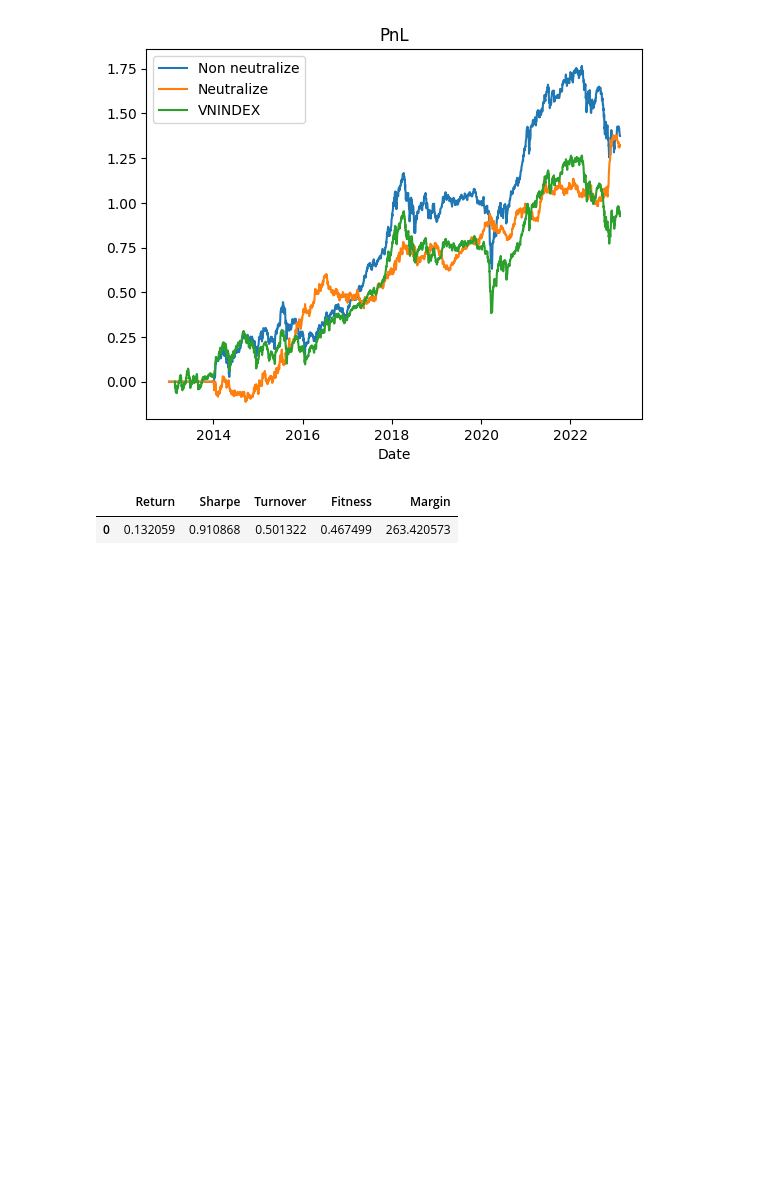
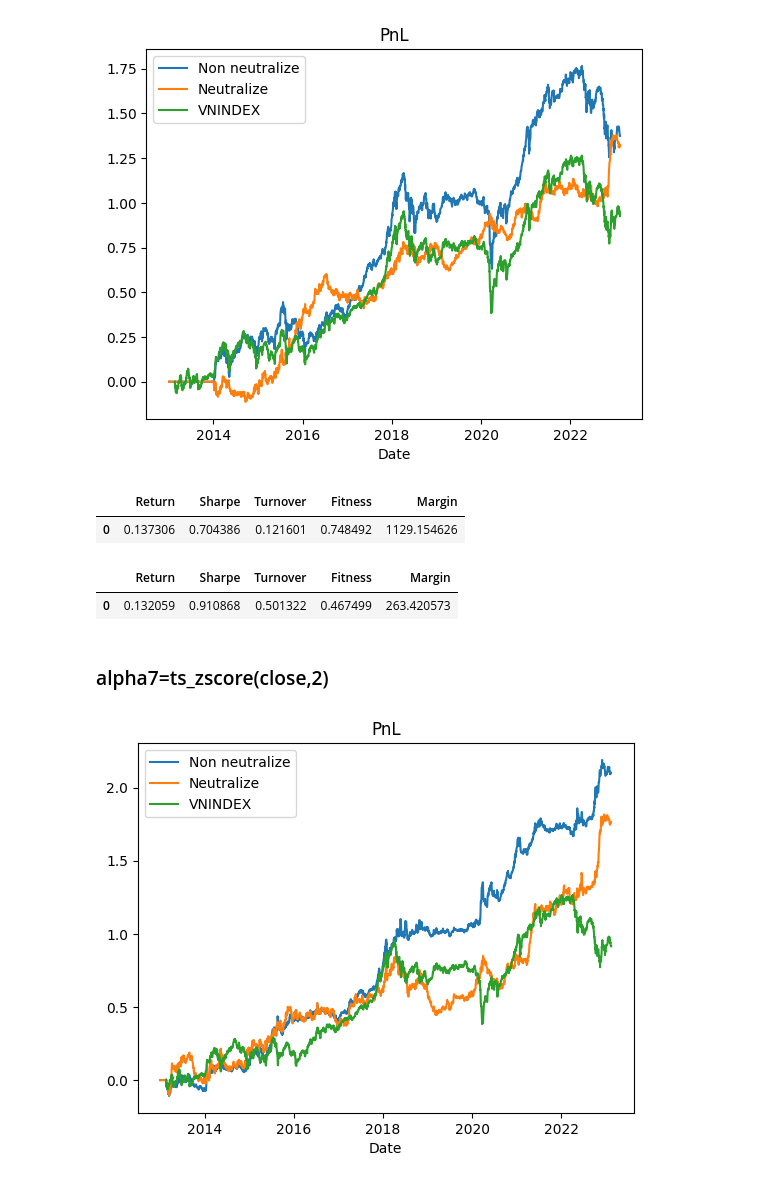
Before and after one commit to khanhtrinh2003/VN30-Strategy, a Jupyter notebook: main.ipynb, the cells around one changed output. Drawn from its saved outputs; the diff is of its cells as text; code cells hidden in the pictures; blank space fills up the shorter version.

```diff
--- a/main.ipynb
+++ b/main.ipynb
@@ -296,11 +262,33 @@ plt.legend()
 # %% [output]
 <matplotlib.legend.Legend at 0x...>
 [figure]
+# %%
+a.get_overall()
+# %% [output]
+|  | Return | Sharpe | Turnover | Fitness | Margin |
+| 0 | 0.137306 | 0.704386 | 0.121601 | 0.748492 | 1129.154626 |
 # %%
 b.get_overall()
 # %% [output]
 |  | Return | Sharpe | Turnover | Fitness | Margin |
 | 0 | 0.132059 | 0.910868 | 0.501322 | 0.467499 | 263.420573 |
+# %% [markdown]
+### alpha7=ts_zscore(close,2)
+# %%
+alpha7 = ts_zscore(close,30)
+w =weights(alpha7, neutrali=0)
+w1 =weights(alpha7,neutrali=1)
+
+returns = close.pct_change()
+a = Simresult(w,returns)
+a.plot_pnl("Non neutralize")
+
+b = Simresult(w1,returns)
+b.plot_pnl("Neutralize")
+
+plot_vnindex()
+# %% [output]
+[figure, added]
 # %%
 a.get_overall()
 # %% [output]
```
Also changed, not shown: parts of 25 cells of this notebook, 9 other files.
